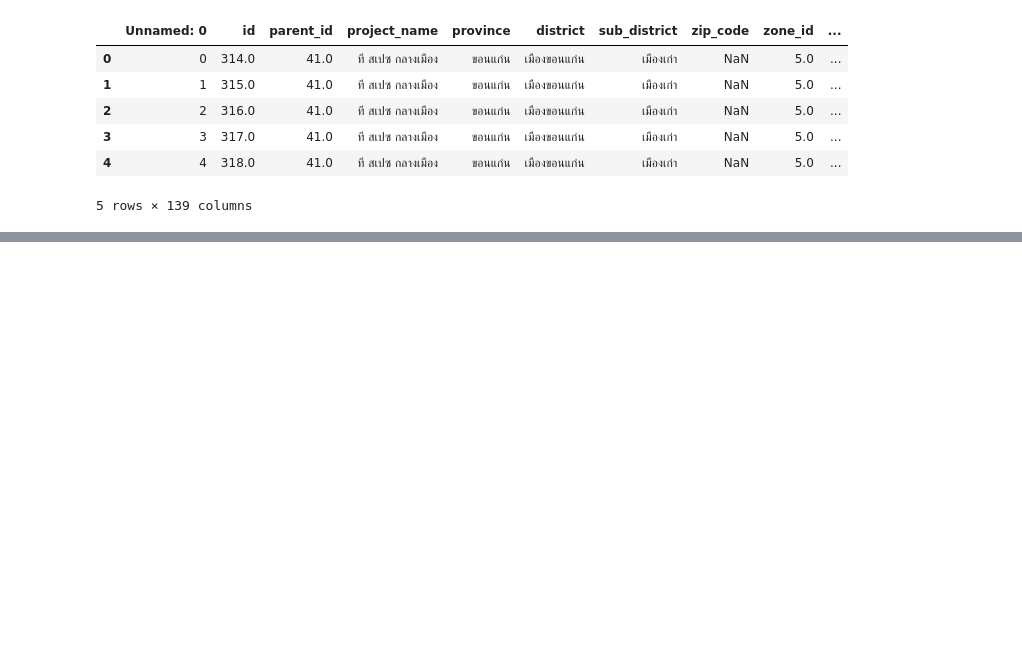
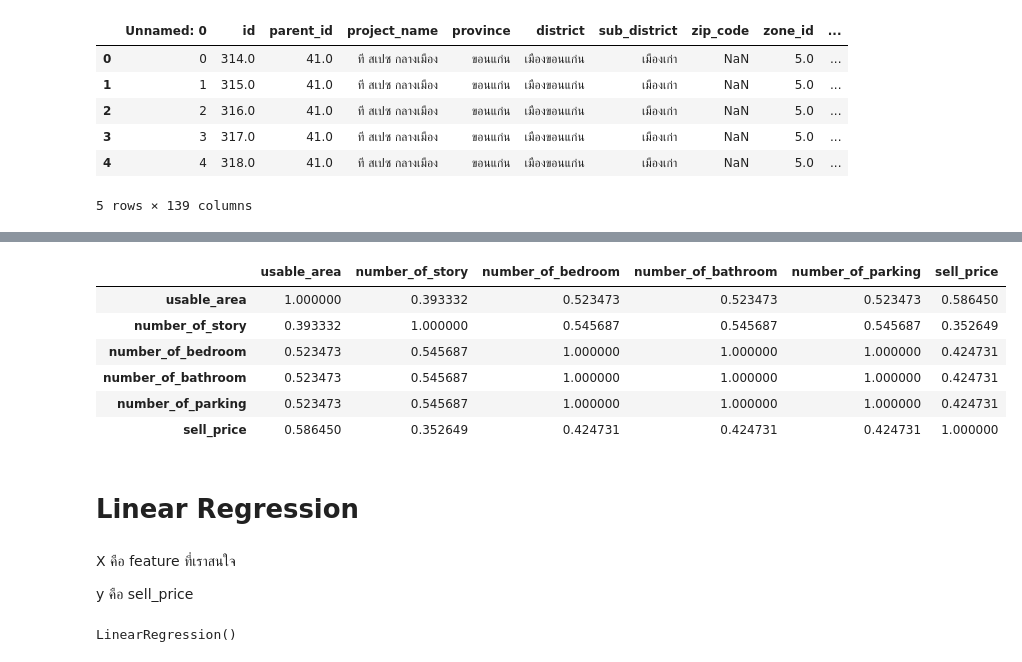
Before and after one commit to rattapornsupama/DPDM65, a Jupyter notebook: final.ipynb, the cells around one changed output, grey strips where cells are left out. Cells and saved outputs as stored; diff of their text form; code cells hidden in the pictures; blank space fills up the shorter version.

```diff
--- a/final.ipynb
+++ b/final.ipynb
@@ -57,0 +101,12 @@ data1
+# %%
+data1.corr()
+# %% [output]
+|  | usable_area | number_of_story | number_of_bedroom | number_of_bathroom | number_of_parking | sell_price |
+| usable_area | 1.000000 | 0.393332 | 0.523473 | 0.523473 | 0.523473 | 0.586450 |
+| number_of_story | 0.393332 | 1.000000 | 0.545687 | 0.545687 | 0.545687 | 0.352649 |
+| number_of_bedroom | 0.523473 | 0.545687 | 1.000000 | 1.000000 | 1.000000 | 0.424731 |
+| number_of_bathroom | 0.523473 | 0.545687 | 1.000000 | 1.000000 | 1.000000 | 0.424731 |
+| number_of_parking | 0.523473 | 0.545687 | 1.000000 | 1.000000 | 1.000000 | 0.424731 |
+| sell_price | 0.586450 | 0.352649 | 0.424731 | 0.424731 | 0.424731 | 1.000000 |
+# %% [markdown]
+# Linear Regression
@@ -57,0 +115,4 @@ data1
+# %% [markdown]
+X คือ feature ที่เราสนใจ
+
+y คือ sell_price
@@ -57,0 +122,5 @@ data1
+# %%
+lrm = LinearRegression()
+lrm.fit(X, y)
+# %% [output]
+LinearRegression()
```
Also changed, not shown: parts of 25 cells of this notebook.
